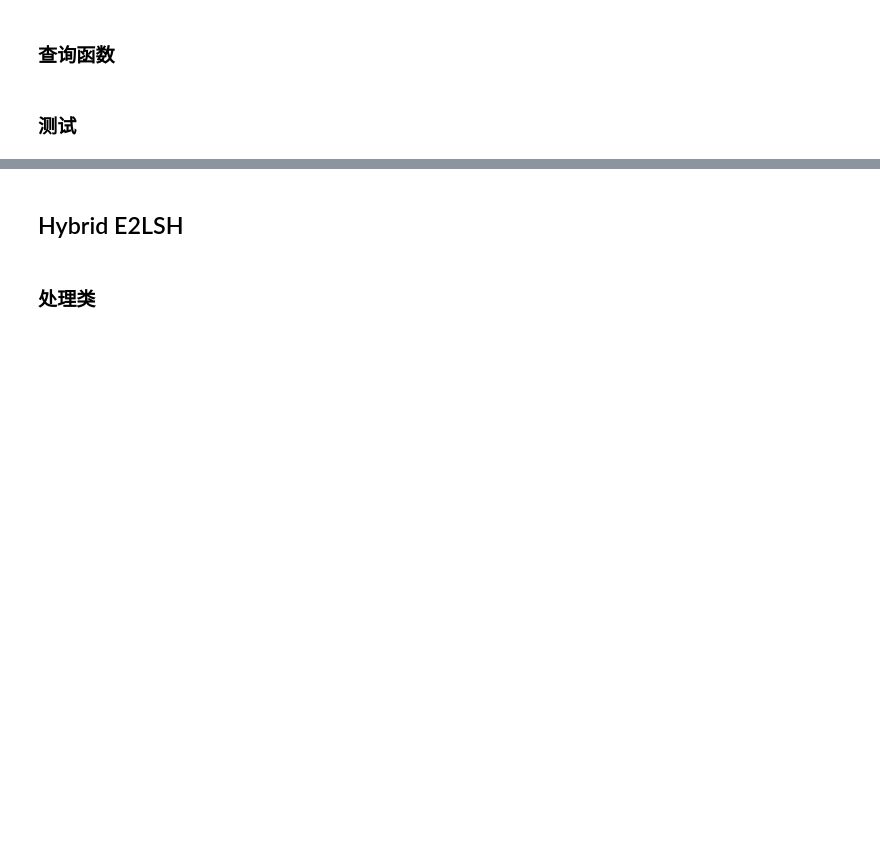
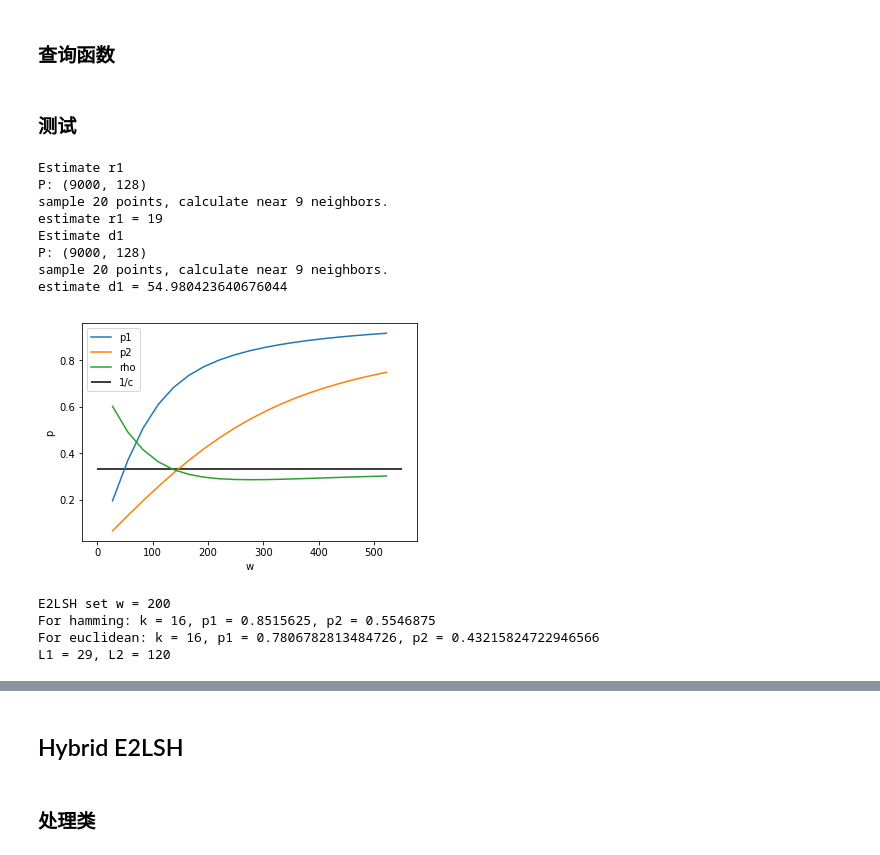
Before and after one commit to kk9six/Learn-LSH, a Jupyter notebook: 2018-OPRCP-approximate nearest neighbor binary search algorithm for hybrid data over WMSN blockchain.ipynb, the cells around one changed output, grey strips where cells are left out. Cells and saved outputs as stored; diff of their text form; code cells hidden in the pictures; blank space fills up the shorter version.

```diff
--- a/2018-OPRCP-approximate nearest neighbor binary search algorithm for hybrid data over WMSN blockchain.ipynb
+++ b/2018-OPRCP-approximate nearest neighbor binary search algorithm for hybrid data over WMSN blockchain.ipynb
@@ -1292,4 +1285,4 @@ name = '1e4d16'
 k1 = 2
 k2 = 4
 L = 42
-lsh = pf(train, k1, k2, L)
+lsh = MINHP_process(train, k1, k2, L)
@@ -1494,10 +1492,6 @@ def TLOPRCP_query(P, args, q, candidate=False):
     return result
 # %% [markdown]
 ### 测试
-# %%
-train = hybird_train_
-test = hybird_test_1e5d128
-name = '1e5d128'
 # %%
 %%time
 k = 4
@@ -1578,8 +1549,7 @@ class TLMinE2LSH(object):
     def __init__(self, P):
         P1 = P[:, 0].copy()
         P2 = P[:, 1].copy()
-        P2 = norm_l2.fit_transform(P2)
-        self.P = transform_hybird(P1, P2)
+        self.P = P
         self.hamming_P = P1
         self.eculidean_P = P2
 
@@ -1617,7 +1587,6 @@ class TLMinE2LSH(object):
             获取数据集 r1
         """
         P = self.hamming_P
-        d = P.shape[1]
         print('Estimate r1')
         print('P: {}'.format(P.shape))
         if r1 is not None:
@@ -1632,11 +1601,11 @@ class TLMinE2LSH(object):
         qs = P[idx]
         r1_avg = []
         for q in qs:
-            dist_arr = np.array([hamming_dist(q, p) for p in P])
+            dist_arr = np.array([distance.minkowski(q, p, p=1) for p in P])
             dist_sort = np.sort(dist_arr)
             avg = np.sort(dist_arr)[1:nn+1].mean()
             r1_avg.append(avg)
-        r1 = np.ceil(np.array(r1_avg).mean())
+        r1 = math.ceil(np.array(r1_avg).mean())
         self.r1_ = r1
         print('estimate r1 = {}'.format(self.r1_))
         return r1
@@ -1644,7 +1613,7 @@ class TLMinE2LSH(object):
     def set_d1(self, d1=None):
         """
         Desc:
-            获取数据集 r1
+            获取数据集 d1
         """
         P = self.eculidean_P
         d = P.shape[1]
@@ -1662,7 +1631,7 @@ class TLMinE2LSH(object):
         qs = P[idx]
         d1_avg = []
         for q in qs:
-            dist_arr = np.array([euclidean_dist(q, p) for p in P])
+            dist_arr = np.array([distance.euclidean(q, p) for p in P])
             dist_sort = np.sort(dist_arr)
             avg = np.sort(dist_arr)[1:nn+1].mean()
             d1_avg.append(avg)
@@ -1903,12 +1859,23 @@ def TLMinE2LSH_query(P, args, q, candidate=False):
-# %%
-train = hybird_train_mnist
-test = hybird_test_mnist
-name = 'mnist'
 # %%
 tlminhashe2lsh = TLMinE2LSH(P=train)
-tlminhashe2lsh.draw_W(c=5)
+tlminhashe2lsh.draw_W(c=3)
+# %% [output]
+Estimate r1
+P: (9000, 128)
+sample 20 points, calculate near 9 neighbors.
+estimate r1 = 19
+Estimate d1
+P: (9000, 128)
+sample 20 points, calculate near 9 neighbors.
+estimate d1 = 54.980423640676044
+[figure, added]
 # %%
-tlminhashe2lsh.set_param(2.5, delta=0.2)
+tlminhashe2lsh.set_param(200, delta=0.1)
+# %% [output]
+E2LSH set w = 200
+For hamming: k = 16, p1 = 0.8515625, p2 = 0.5546875
+For euclidean: k = 16, p1 = 0.7806782813484726, p2 = 0.43215824722946566
+L1 = 29, L2 = 120
 # %%
 tlminhashe2lsh.set_k(8, 10)
 # %%
```
Also changed, not shown: parts of 28 cells of this notebook.
